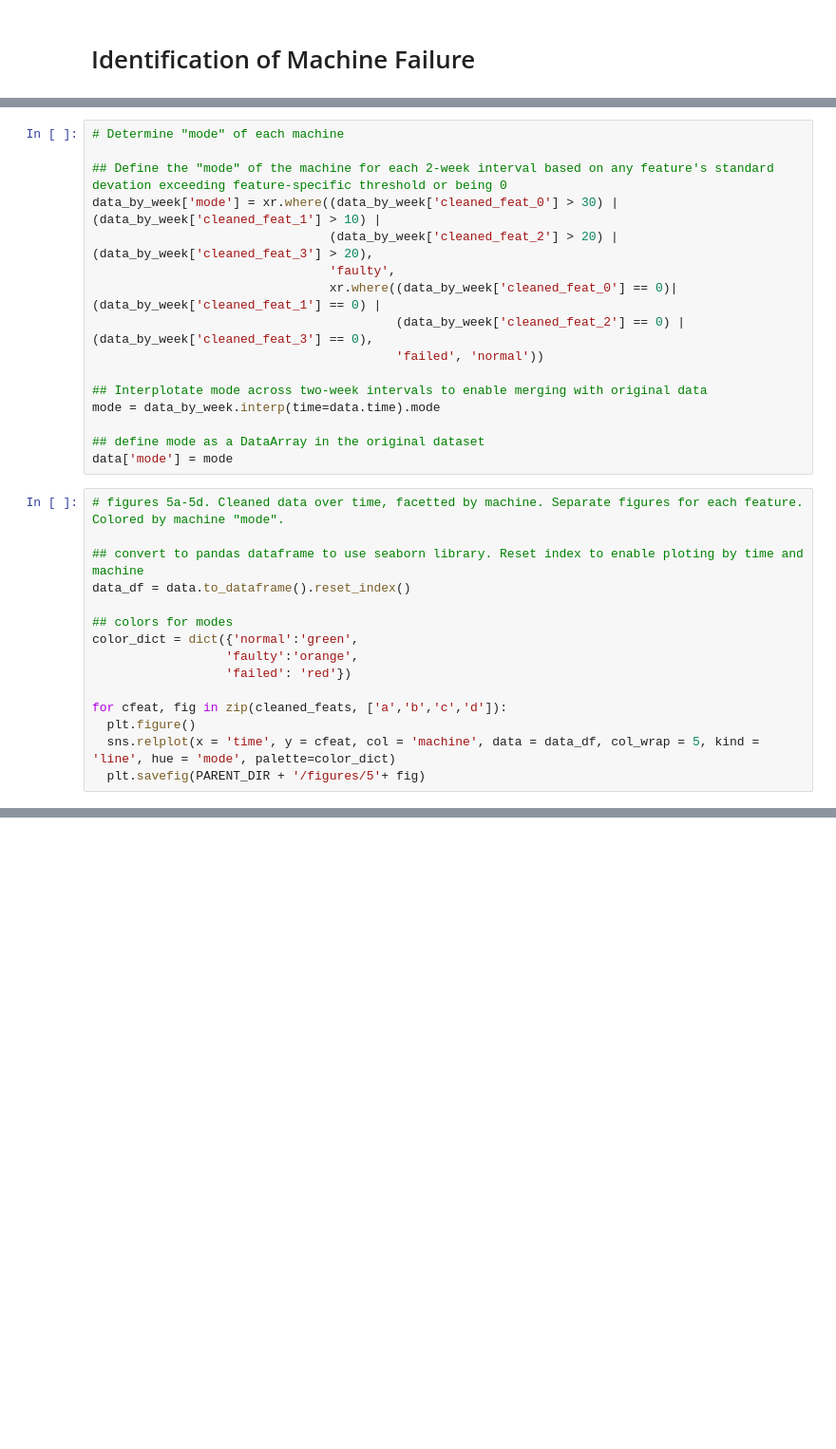
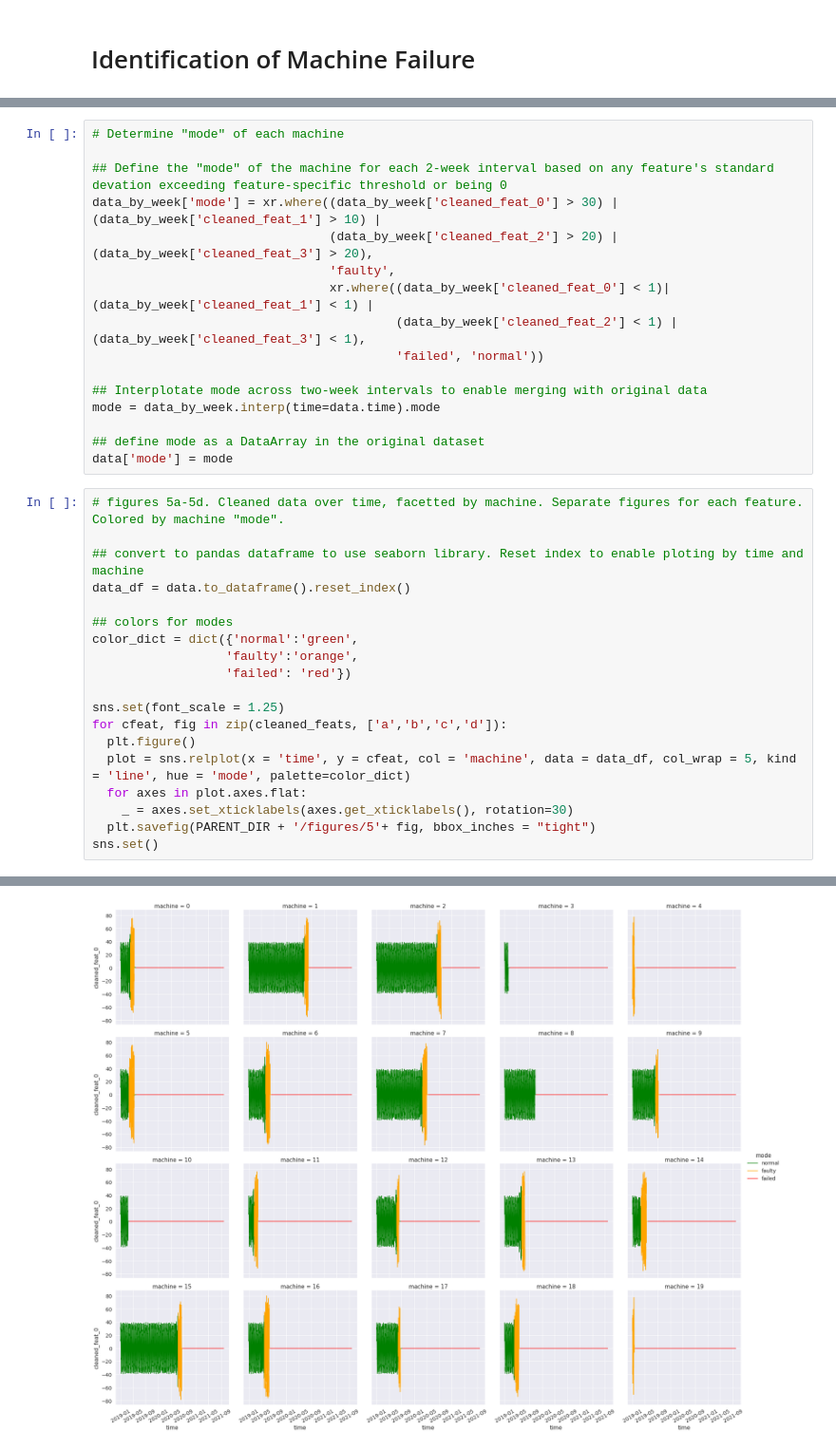
Before and after one commit to ninakc/tagup, a Jupyter notebook: data_engineering_exercise.ipynb, the cells around one changed output, grey strips where cells are left out. Shown at 95% size. Cells and saved outputs as stored; diff of their text form; blank space fills up the shorter version.

```diff
--- a/data_engineering_exercise.ipynb
+++ b/data_engineering_exercise.ipynb
@@ -218,8 +234,8 @@ plt.savefig(PARENT_DIR + '/figures/4')
 data_by_week['mode'] = xr.where((data_by_week['cleaned_feat_0'] > 30) | (data_by_week['cleaned_feat_1'] > 10) |
                                 (data_by_week['cleaned_feat_2'] > 20) | (data_by_week['cleaned_feat_3'] > 20),
                                 'faulty',
-                                xr.where((data_by_week['cleaned_feat_0'] == 0)| (data_by_week['cleaned_feat_1'] == 0) |
-                                         (data_by_week['cleaned_feat_2'] == 0) | (data_by_week['cleaned_feat_3'] == 0),
+                                xr.where((data_by_week['cleaned_feat_0'] < 1)| (data_by_week['cleaned_feat_1'] < 1) |
+                                         (data_by_week['cleaned_feat_2'] < 1) | (data_by_week['cleaned_feat_3'] < 1),
                                          'failed', 'normal'))
 
 ## Interplotate mode across two-week intervals to enable merging with original data
@@ -238,7 +254,12 @@ color_dict = dict({'normal':'green',
                   'faulty':'orange',
                   'failed': 'red'})
 
+sns.set(font_scale = 1.25)
 for cfeat, fig in zip(cleaned_feats, ['a','b','c','d']):
   plt.figure()
-  sns.relplot(x = 'time', y = cfeat, col = 'machine', data = data_df, col_wrap = 5, kind = 'line', hue = 'mode', palette=color_dict)
-  plt.savefig(PARENT_DIR + '/figures/5'+ fig)
+  plot = sns.relplot(x = 'time', y = cfeat, col = 'machine', data = data_df, col_wrap = 5, kind = 'line', hue = 'mode', palette=color_dict)
+  for axes in plot.axes.flat:
+    _ = axes.set_xticklabels(axes.get_xticklabels(), rotation=30)
+  plt.savefig(PARENT_DIR + '/figures/5'+ fig, bbox_inches = "tight")
+sns.set()
+# %% [output]
@@ -244,0 +267 @@ for cfeat, fig in zip(cleaned_feats, ['a','b','c','d']):
+[figure, added]
```
Also changed, not shown: parts of 12 cells of this notebook.
